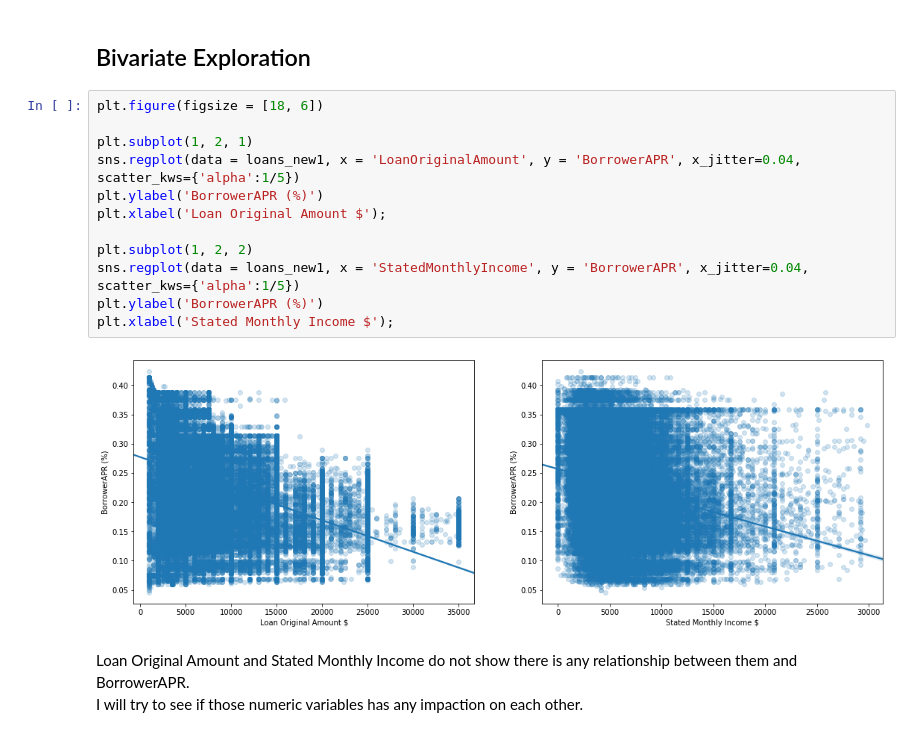
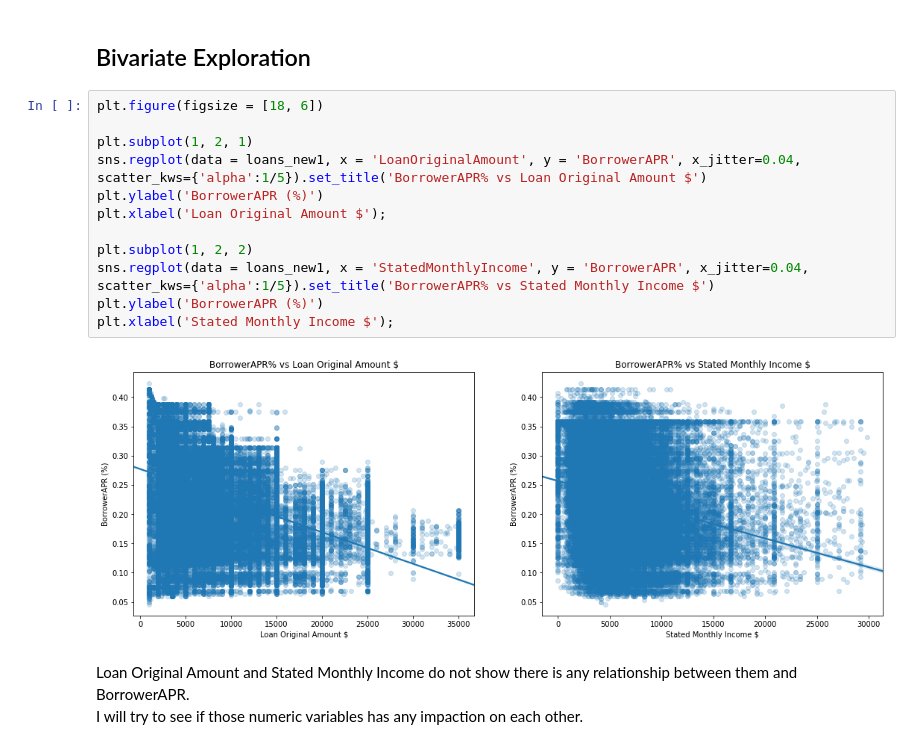
Before and after one commit to huonghuynh93/Data--Visualization, a Jupyter notebook: Exploration.ipynb, the cells around one changed output. Saved outputs shown, nothing was run; the diff lists cells and outputs as text.

```diff
--- a/Exploration.ipynb
+++ b/Exploration.ipynb
@@ -336,17 +372,17 @@ There are outliers in StatedMonthlyIncome column. The maximum value makes the di
 # %%
 plt.figure(figsize = [18, 6])
 
 plt.subplot(1, 2, 1)
-sns.regplot(data = loans_new1, x = 'LoanOriginalAmount', y = 'BorrowerAPR', x_jitter=0.04, scatter_kws={'alpha':1/5})
+sns.regplot(data = loans_new1, x = 'LoanOriginalAmount', y = 'BorrowerAPR', x_jitter=0.04, scatter_kws={'alpha':1/5}).set_title('BorrowerAPR% vs Loan Original Amount $')
 plt.ylabel('BorrowerAPR (%)')
 plt.xlabel('Loan Original Amount $');
 
 plt.subplot(1, 2, 2)
-sns.regplot(data = loans_new1, x = 'StatedMonthlyIncome', y = 'BorrowerAPR', x_jitter=0.04, scatter_kws={'alpha':1/5})
+sns.regplot(data = loans_new1, x = 'StatedMonthlyIncome', y = 'BorrowerAPR', x_jitter=0.04, scatter_kws={'alpha':1/5}).set_title('BorrowerAPR% vs Stated Monthly Income $')
 plt.ylabel('BorrowerAPR (%)')
 plt.xlabel('Stated Monthly Income $');
 # %% [output]
-[figure, old version]
+[figure, new version]
 # %% [markdown]
 Loan Original Amount and Stated Monthly Income do not show there is any relationship between them and BorrowerAPR. <br>
 I will try to see if those numeric variables has any impaction on each other.
```
Also changed, not shown: parts of 18 cells of this notebook, 3 other files.
